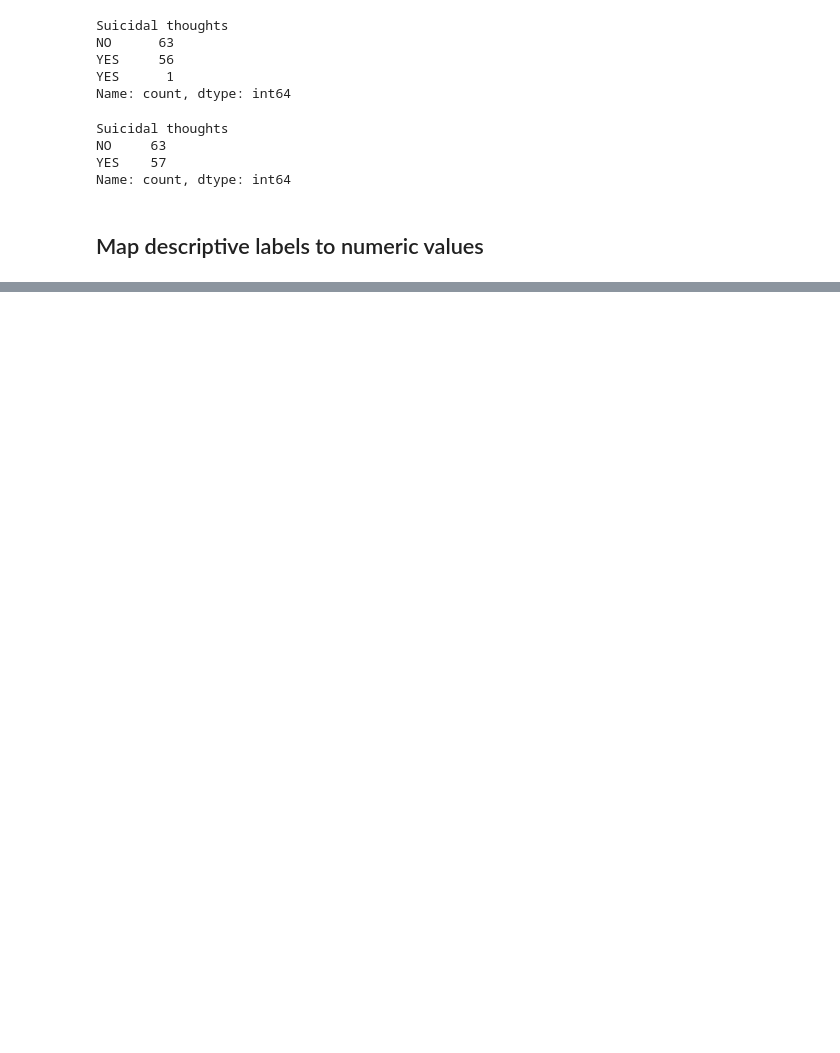
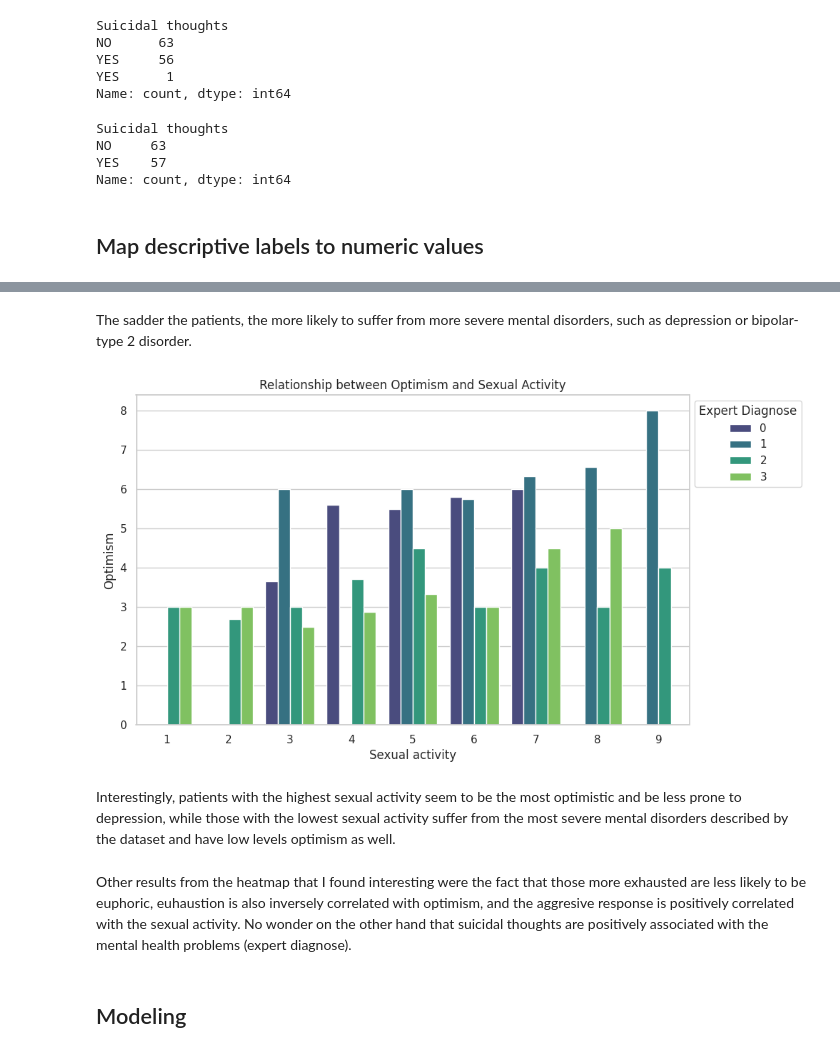
Before and after one commit to stangeorgiana18/mental_disorder-binary-classifier, a Jupyter notebook: mental-disorder-classifier.ipynb, the cells around one changed output, grey strips where cells are left out. Drawn from its saved outputs; the diff is of its cells as text; code cells hidden in the pictures; blank space fills up the shorter version.

```diff
--- a/mental-disorder-classifier.ipynb
+++ b/mental-disorder-classifier.ipynb
@@ -102,0 +244,22 @@ Name: count, dtype: int64
+# %% [markdown]
+The sadder the patients, the more likely to suffer from more severe mental disorders, such as depression or bipolar-type 2 disorder.
+# %%
+plt.figure(figsize=(10, 6))
+
+sns.barplot(y = 'Optimism', x = 'Sexual Activity', hue = 'Expert Diagnose', data = mental_dis, errorbar = None, palette = 'viridis')
+plt.title('Relationship between Optimism and Sexual Activity')
+plt.xlabel('Sexual activity')
+plt.ylabel('Optimism')
+
+# place the legend at the top-right corner of the plot, outside the plot area
+plt.legend(title = 'Expert Diagnose', bbox_to_anchor=(1, 1))
+
+plt.show()
+# %% [output]
+[figure, added]
+# %% [markdown]
+Interestingly, patients with the highest sexual activity seem to be the most optimistic and be less prone to depression, while those with the lowest sexual activity suffer from the most severe mental disorders described by the dataset and have low levels optimism as well.
+# %% [markdown]
+Other results from the heatmap that I found interesting were the fact that those more exhausted are less likely to be euphoric, euhaustion is also inversely correlated with optimism, and the aggresive response is positively correlated with the sexual activity. No wonder on the other hand that suicidal thoughts are positively associated with the mental health problems (expert diagnose).
+# %% [markdown]
+## Modeling
```
Also changed, not shown: parts of 18 cells of this notebook.
